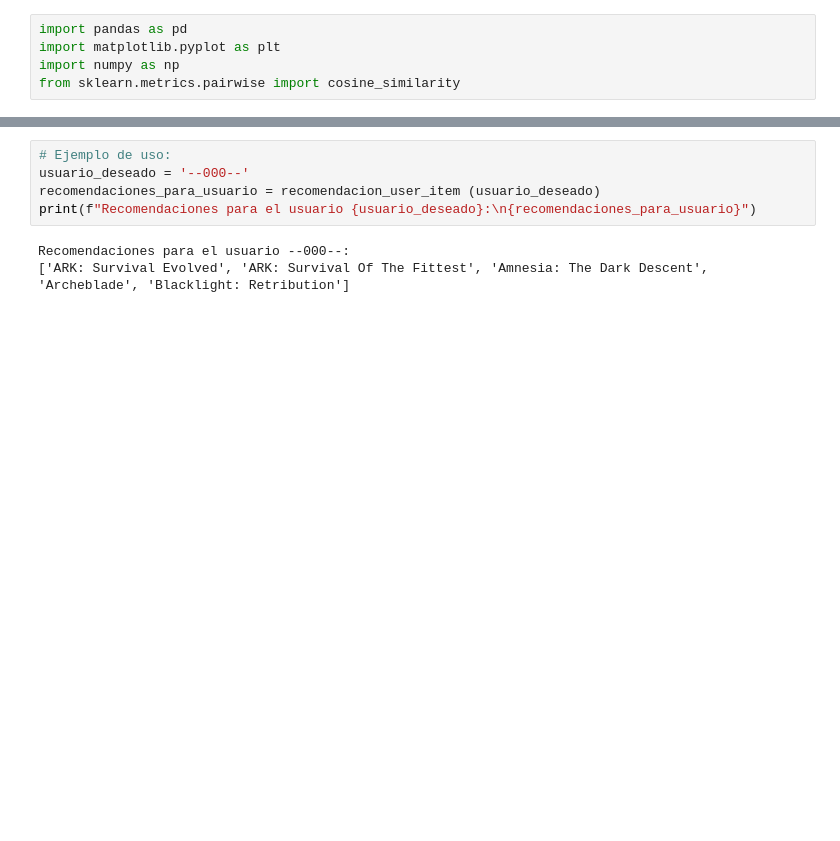
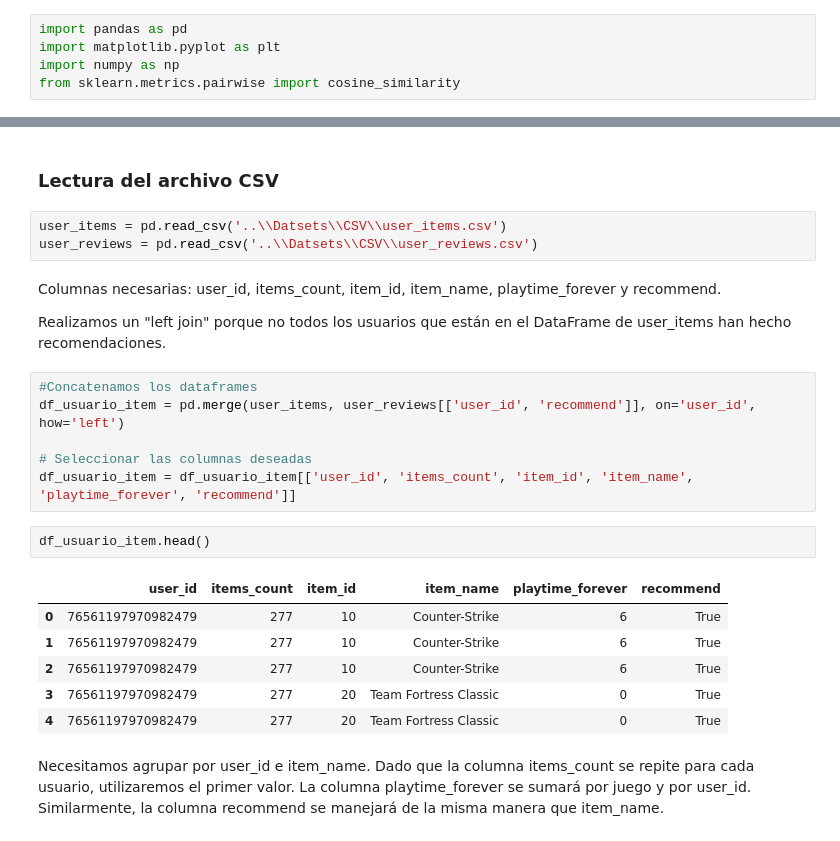
Before and after one commit to KGSanchezM/PI_ML_OPS, a Jupyter notebook: Notebooks/sistema_recomendacion_user_item.ipynb, the cells around one changed output, grey strips where cells are left out. Cells and saved outputs as stored; diff of their text form; blank space fills up the shorter version.

Commit message:
Recomendación usuario_item

```diff
--- a/Notebooks/sistema_recomendacion_user_item.ipynb
+++ b/Notebooks/sistema_recomendacion_user_item.ipynb
@@ -244,8 +12,26 @@ def recomendacion_user_item(user_id):
-# %%
-# Ejemplo de uso:
-usuario_deseado = '--000--'
-recomendaciones_para_usuario = recomendacion_user_item (usuario_deseado)
-print(f"Recomendaciones para el usuario {usuario_deseado}:\n{recomendaciones_para_usuario}")
-# %% [output]
-Recomendaciones para el usuario --000--:
-['ARK: Survival Evolved', 'ARK: Survival Of The Fittest', 'Amnesia: The Dark Descent', 'Archeblade', 'Blacklight: Retribution']
+# %% [markdown]
+### Lectura del archivo CSV
+# %%
+user_items = pd.read_csv('..\\Datsets\\CSV\\user_items.csv')
+user_reviews = pd.read_csv('..\\Datsets\\CSV\\user_reviews.csv')
+# %% [markdown]
+Columnas necesarias: user_id, items_count, item_id, item_name, playtime_forever y recommend.
+
+Realizamos un "left join" porque no todos los usuarios que están en el DataFrame de user_items han hecho recomendaciones.
+# %%
+#Concatenamos los dataframes
+df_usuario_item = pd.merge(user_items, user_reviews[['user_id', 'recommend']], on='user_id', how='left')
+
+# Seleccionar las columnas deseadas
+df_usuario_item = df_usuario_item[['user_id', 'items_count', 'item_id', 'item_name', 'playtime_forever', 'recommend']]
+# %%
+df_usuario_item.head()
+# %% [output]
+|  | user_id | items_count | item_id | item_name | playtime_forever | recommend |
+| 0 | 76561197970982479 | 277 | 10 | Counter-Strike | 6 | True |
+| 1 | 76561197970982479 | 277 | 10 | Counter-Strike | 6 | True |
+| 2 | 76561197970982479 | 277 | 10 | Counter-Strike | 6 | True |
+| 3 | 76561197970982479 | 277 | 20 | Team Fortress Classic | 0 | True |
+| 4 | 76561197970982479 | 277 | 20 | Team Fortress Classic | 0 | True |
+# %% [markdown]
+Necesitamos agrupar por user_id e item_name. Dado que la columna items_count se repite para cada usuario, utilizaremos el primer valor. La columna playtime_forever se sumará por juego y por user_id. Similarmente, la columna recommend se manejará de la misma manera que item_name.
```
Also changed, not shown: parts of 62 cells of this notebook, 2 other files.
